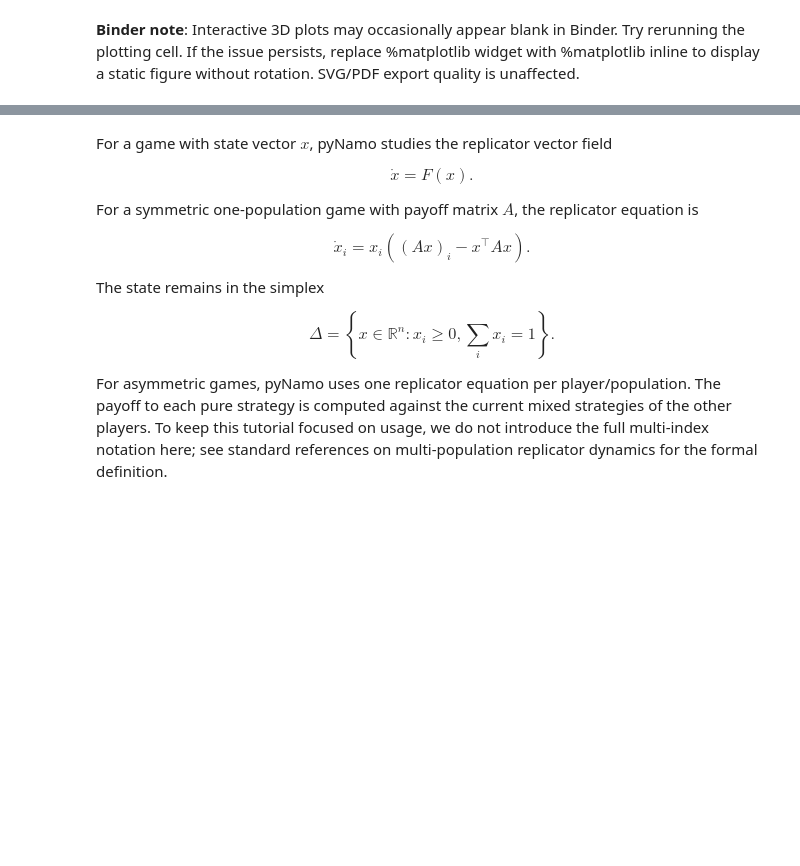
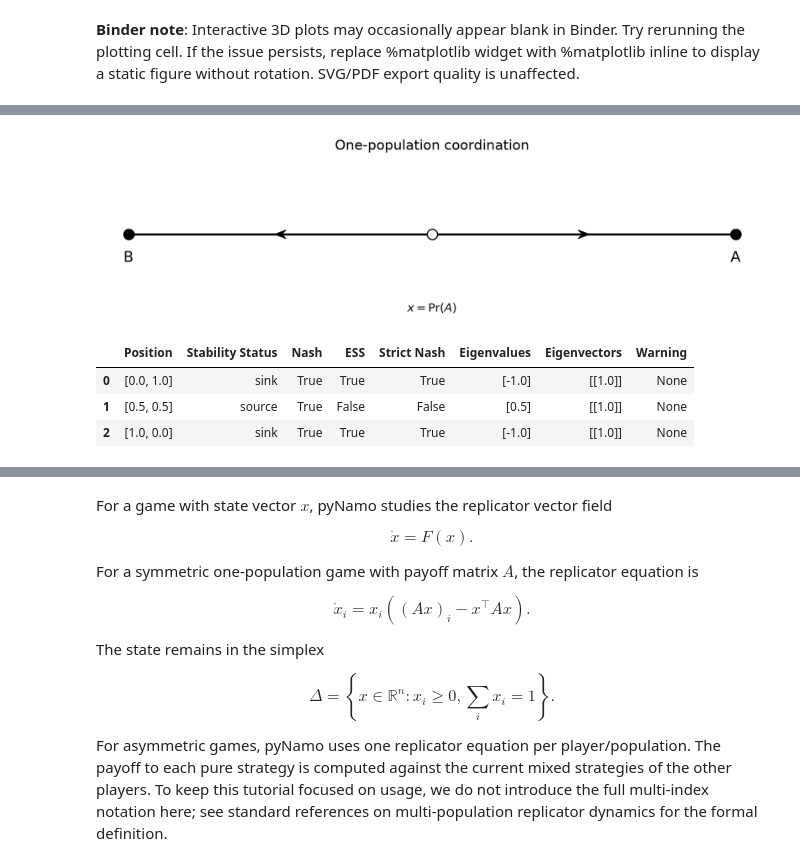
Before and after one commit to SlimaneD/pynamo, a Jupyter notebook: tutorial.ipynb, the cells around one changed output, grey strips where cells are left out. Drawn from its saved outputs; the diff is of its cells as text; code cells hidden in the pictures; blank space fills up the shorter version.

```diff
--- a/tutorial.ipynb
+++ b/tutorial.ipynb
@@ -32,0 +38,26 @@ pn.interactive.launch_replicator_widget()
+# %%
+%matplotlib inline
+%config InlineBackend.figure_format = 'retina'
+plt.close("all")
+
+
+coordination_1d = pn.Game(
+    name="One-population coordination",
+    payoffs=[[1, 0], [0, 1]],
+    strategy_labels=["A", "B"],
+)
+fig, ax = pn.phase_portrait(
+    game=coordination_1d, figsize=(8, 2.2), xlabel=r"$x=\Pr(A)$",
+    trajectory_color="black", trajectory_linewidth=1.8,
+    arrow_size=.04, arrow_width=.015,
+    equilibrium_size=80, sink_color="black", source_color="white",
+    equilibrium_edgecolor="black",
+)
+plt.show()
+pn.equilibrium_table(game=coordination_1d)
+# %% [output]
+[figure, added]
+|  | Position | Stability Status | Nash | ESS | Strict Nash | Eigenvalues | Eigenvectors | Warning |
+| 0 | [0.0, 1.0] | sink | True | True | True | [-1.0] | [[1.0]] | None |
+| 1 | [0.5, 0.5] | source | True | False | False | [0.5] | [[1.0]] | None |
+| 2 | [1.0, 0.0] | sink | True | True | True | [-1.0] | [[1.0]] | None |
```
Also changed, not shown: parts of 50 cells of this notebook, 20 other files.
